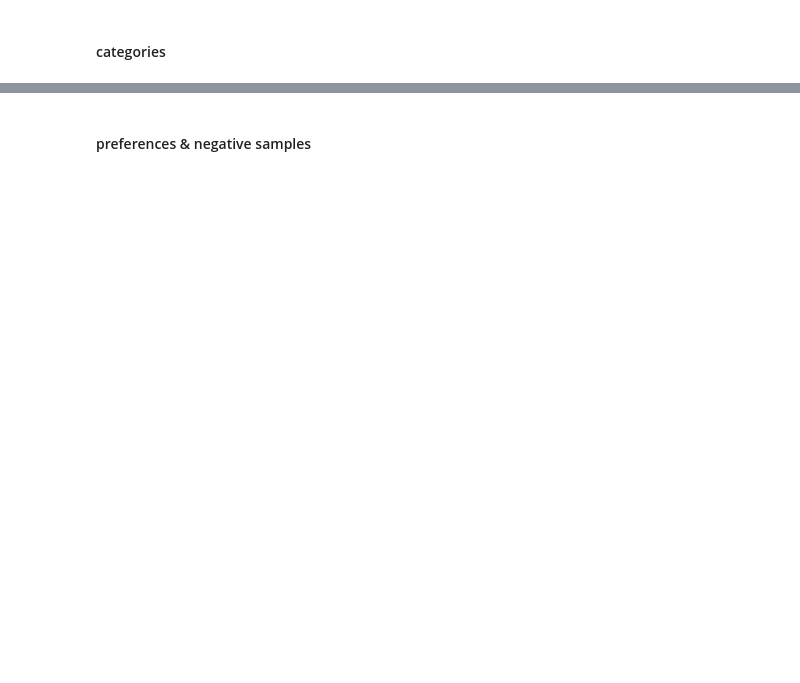
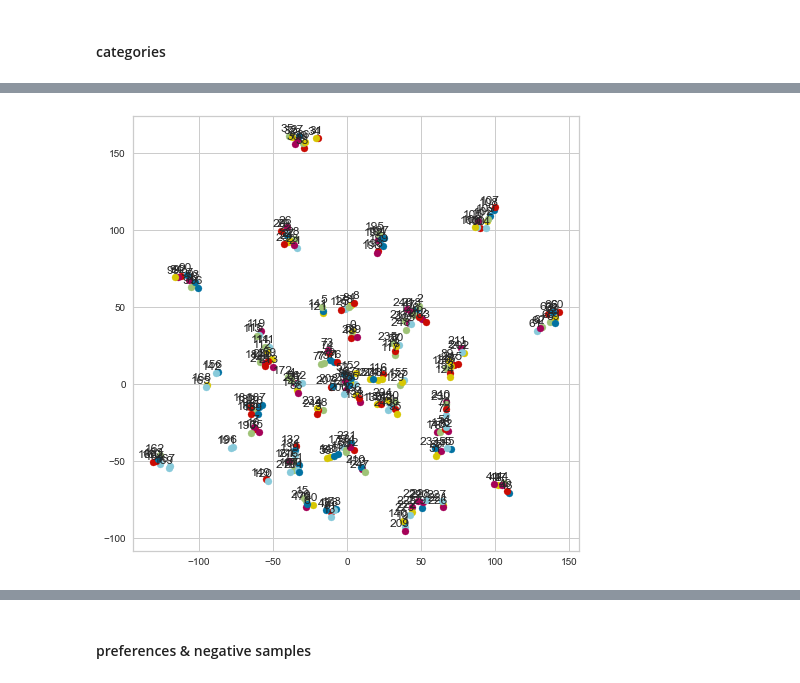
Before and after one commit to AsmirMumin/Retail-Coupon-Recommendation-for-Revenue-Optimization, a Jupyter notebook: final_assignment/final_notebook_v2.ipynb, the cells around one changed output, grey strips where cells are left out. Saved outputs shown, nothing was run; the diff lists cells and outputs as text; code cells hidden in the pictures; blank space fills up the shorter version.

```diff
--- a/final_assignment/final_notebook_v2.ipynb
+++ b/final_assignment/final_notebook_v2.ipynb
@@ -105,0 +180,5 @@ from coupon_assignment import coupon_assignment
+# %%
+p2cluster_model.tsne_train()
+p2cluster_model.tsne_plot()
+# %% [output]
+[figure, added]
```
Also changed, not shown: parts of 38 cells of this notebook.
